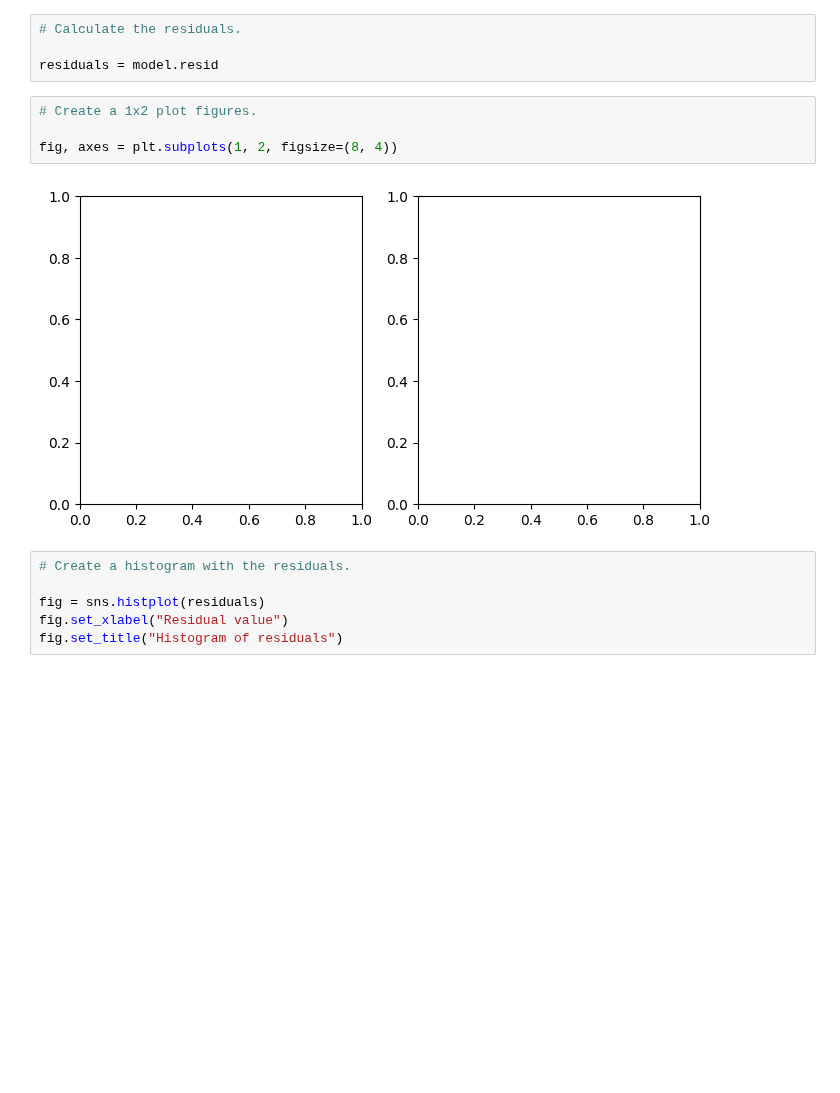
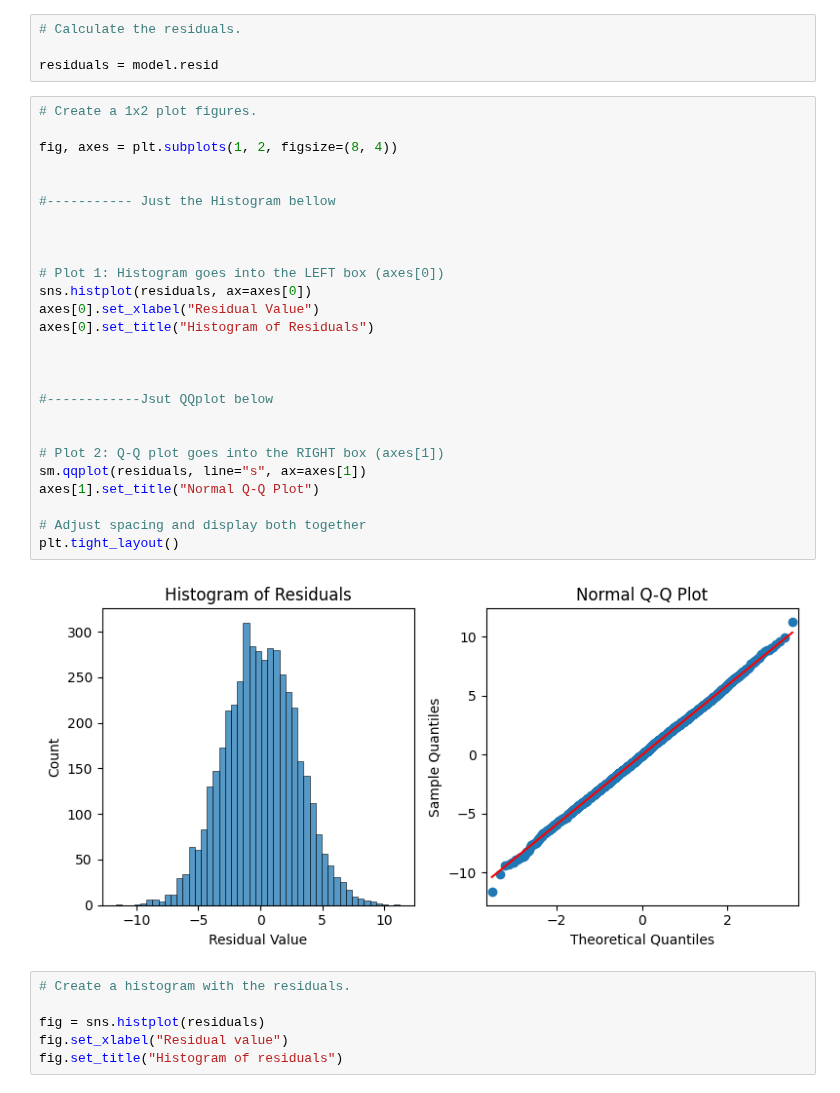
Before and after one commit to dyyland23-glitch/Marketing_Evaluate_simple_and_multiple_regression, a Jupyter notebook: Activity_Evaluate simple linear regression.ipynb, the cells around one changed output. Saved outputs shown, nothing was run; the diff lists cells and outputs as text; blank space fills up the shorter version.

```diff
--- a/Activity_Evaluate simple linear regression.ipynb
+++ b/Activity_Evaluate simple linear regression.ipynb
@@ -422,12 +424,34 @@ Create two plots to check this assumption:
 # Calculate the residuals.
 
 residuals = model.resid
-# %%
-# Create a 1x2 plot figures.
-
-fig, axes = plt.subplots(1, 2, figsize=(8, 4))
-# %% [output]
-[figure, removed]
+# %%
+# Create a 1x2 plot figures.
+
+fig, axes = plt.subplots(1, 2, figsize=(8, 4))
+
+
+#----------- Just the Histogram bellow
+
+
+
+# Plot 1: Histogram goes into the LEFT box (axes[0])
+sns.histplot(residuals, ax=axes[0])
+axes[0].set_xlabel("Residual Value")
+axes[0].set_title("Histogram of Residuals")
+
+
+
+#------------Jsut QQplot below
+
+
+# Plot 2: Q-Q plot goes into the RIGHT box (axes[1])
+sm.qqplot(residuals, line="s", ax=axes[1])
+axes[1].set_title("Normal Q-Q Plot")
+
+# Adjust spacing and display both together
+plt.tight_layout()
+# %% [output]
+[figure, added]
 # %%
 # Create a histogram with the residuals.
 
```
Also changed, not shown: parts of 1 cell of this notebook.
